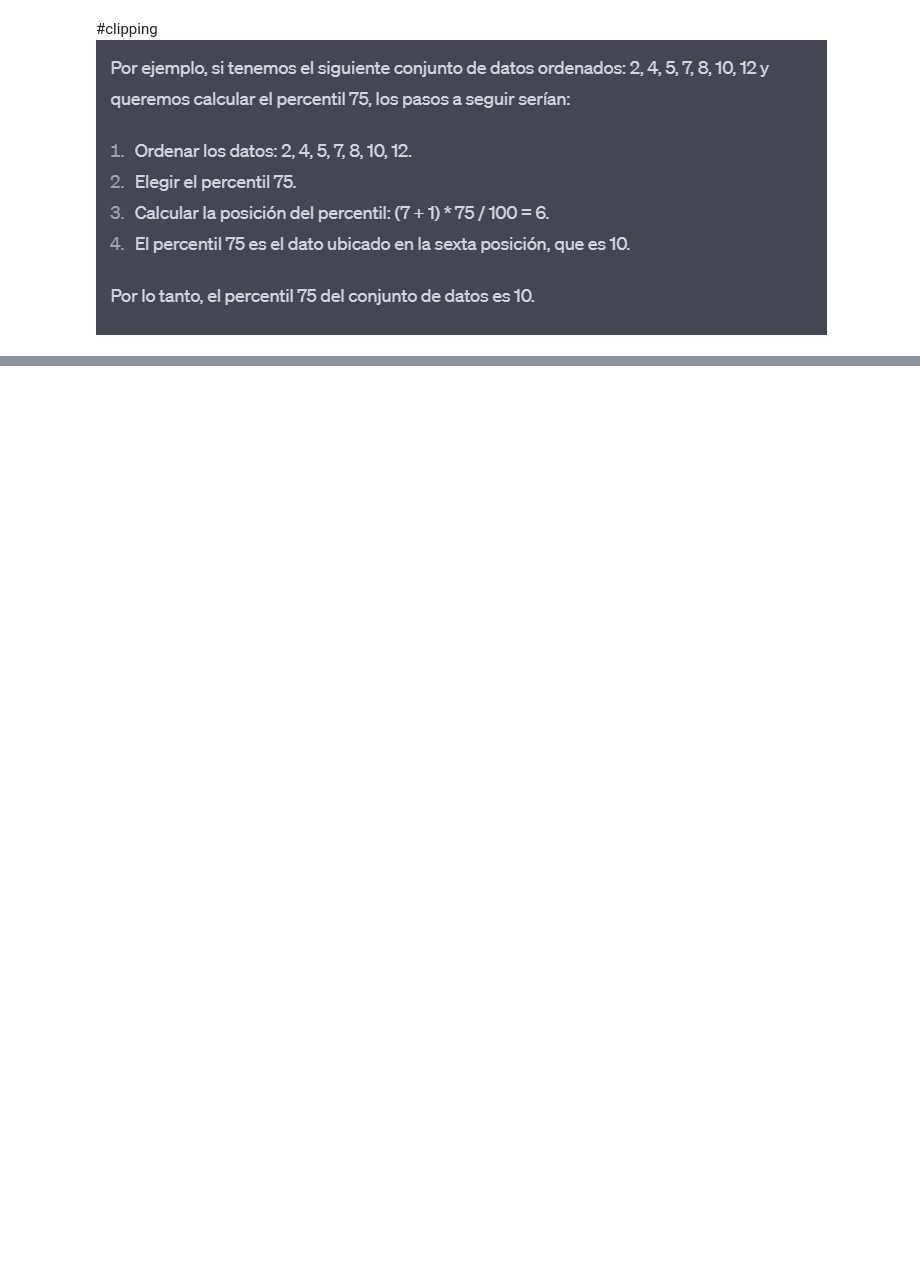
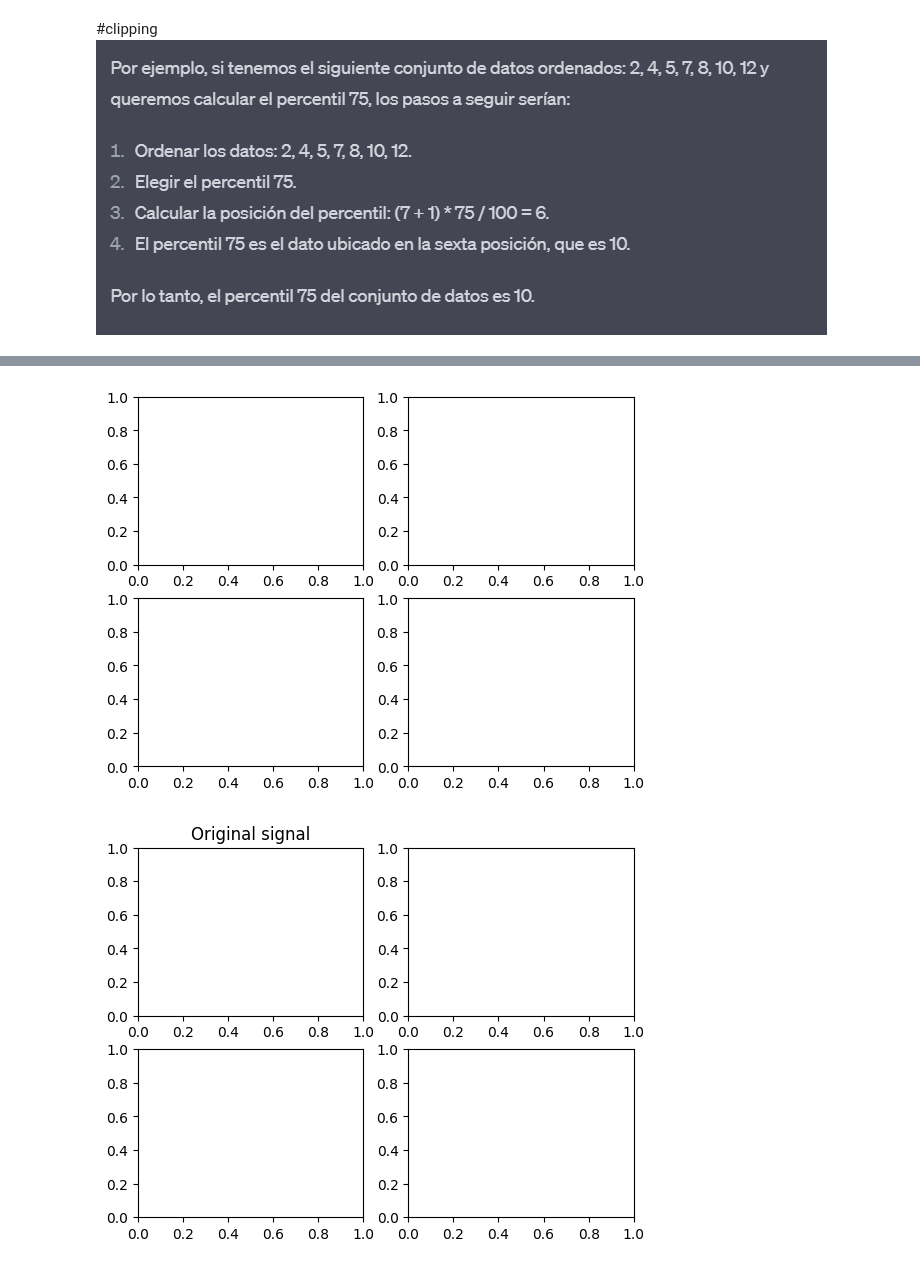
Before and after one commit to LucasTakanori/DA_programV2, a Jupyter notebook: TFG/test.ipynb, the cells around one changed output, grey strips where cells are left out. Saved outputs shown, nothing was run; the diff lists cells and outputs as text; code cells hidden in the pictures; blank space fills up the shorter version.

```diff
--- a/TFG/test.ipynb
+++ b/TFG/test.ipynb
@@ -80,6 +80,6 @@ def splice_out(filename, outputfile, type, time_ranges, snr=10):
     librosa.output.write_wav(outputfile, signal, fs)
 
 
-print(y.shape)
-y = np.delete(y, np.s_[40000:45000])
-print(y.shape)
+#print(y.shape)
+#y = np.delete(y, np.s_[40000:45000])
+#print(y.shape)
@@ -468,0 +412,51 @@ vtlp("../test.mp3","vtlpout.wav", 1)
+# %%
+
+y, fs1 = load_file("../test.mp3")
+y_tr, fs2 = load_file("vtlpout.wav")
+
+time = pd.Series(range(len(y))) / fs1
+time1 = pd.Series(range(len(y_tr))) / fs2
+
+D = librosa.stft(y)  # STFT of y
+D_db = librosa.amplitude_to_db(np.abs(D), ref=np.max)
+
+S = librosa.stft(y)  # STFT of y
+S_db = librosa.amplitude_to_db(np.abs(S), ref=np.max)
+
+fig, axs = plt.subplots(2,2)
+
+
+fig.colorbar(img, ax=ax, format="%+2.f dB")
+
+fig, axs = plt.subplots(2,2)
+
+plt.figure(figsize=(10, 8))
+
+axs[0, 0].set_title('Original signal')
+img = librosa.display.waveshow(y, sr=fs1, color='r')
+fig
+#plt.plot(time, y, '-r', label=r"$Original (t)$")
+
+
+# plt.grid()
+
+# plt.subplot(2, 1, 2)
+# librosa.display.waveshow(y_tr, sr=fs2, color='b')
+# plt.title('Transformed Signal ')
+# plt.grid()
+
+# plt.subplot(2, 2, 1)
+# librosa.display.specshow(D_db, x_axis='time', y_axis='log', ax=ax)
+# plt.title('Original Signal stft')
+
+
+# plt.subplot(2, 2, 1)
+# librosa.display.specshow(S_db, x_axis='time', y_axis='log', ax=ax)
+# plt.title('Transformed Signal stft')
+
+
+# plt.tight_layout()
+# plt.grid()
+# %% [output]
+[figure, added]
+[figure, added]
```
Also changed, not shown: parts of 14 cells of this notebook, 4 other files.
